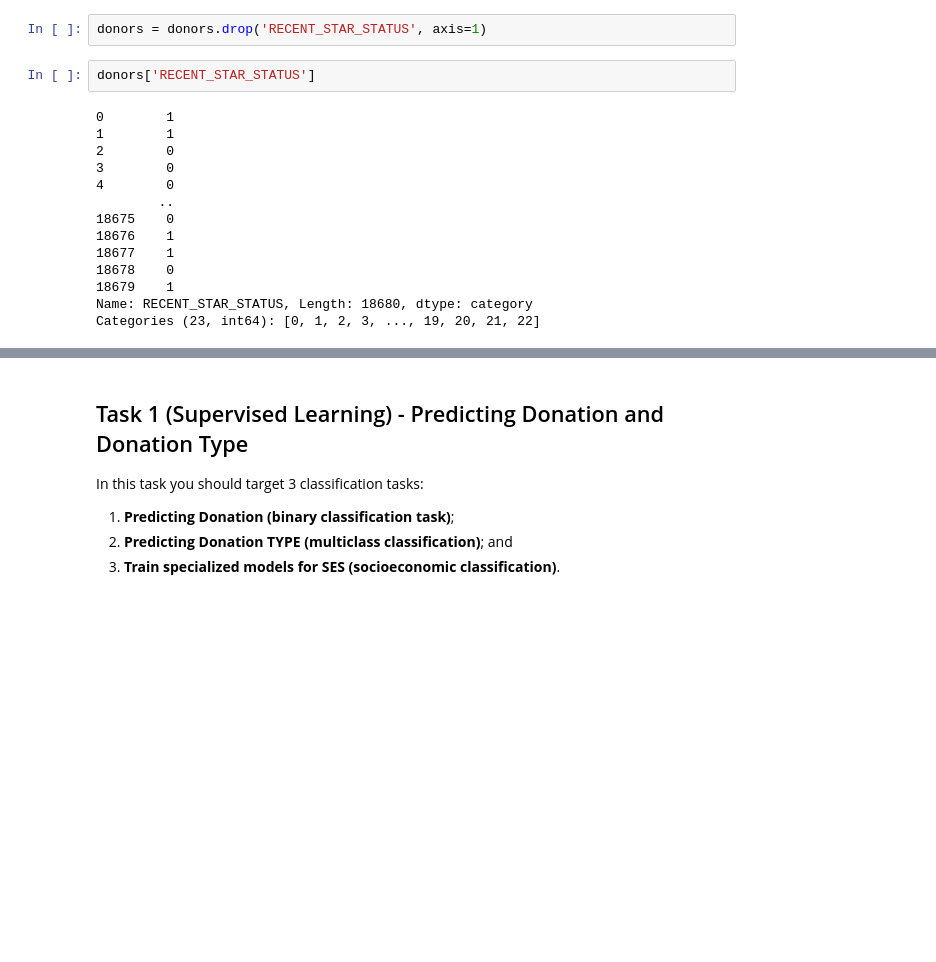
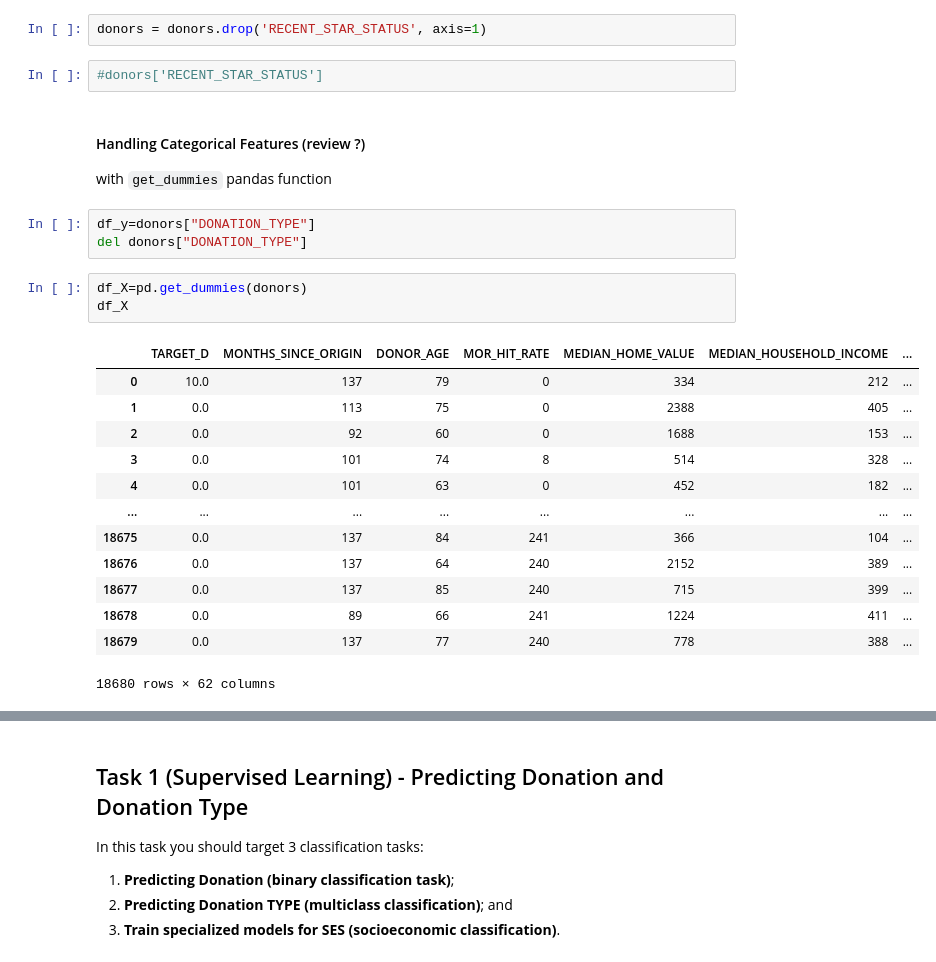
Before and after one commit to flpsantos3/ML_Donations, a Jupyter notebook: AA_EDA_Filipe.ipynb, the cells around one changed output, grey strips where cells are left out. Saved outputs shown, nothing was run; the diff lists cells and outputs as text; blank space fills up the shorter version.

Commit message:
get_dummies pandas function added

```diff
--- a/AA_EDA_Filipe.ipynb
+++ b/AA_EDA_Filipe.ipynb
@@ -805,19 +803,29 @@ plt.show()
 There's a problem with this feature: from the dataset description we can see that `RECENT_STAR_STATUS` is supposed to be a binary variable. However, there are a lot of non 0 or 1 values. We can't really tell what these values are supposed to mean (number of months since star status, maybe?). We should probably just drop this feature as its values can't be used.
 # %%
 donors = donors.drop('RECENT_STAR_STATUS', axis=1)
-# %%
-donors['RECENT_STAR_STATUS']
-# %% [output]
-0        1
-1        1
-2        0
-3        0
-4        0
-        ..
-18675    0
-18676    1
-18677    1
-18678    0
-18679    1
-Name: RECENT_STAR_STATUS, Length: 18680, dtype: category
-Categories (23, int64): [0, 1, 2, 3, ..., 19, 20, 21, 22]
+# %%
+#donors['RECENT_STAR_STATUS']
+# %% [markdown]
+#### Handling Categorical Features (review ?)
+
+with `get_dummies` pandas function
+# %%
+df_y=donors["DONATION_TYPE"]
+del donors["DONATION_TYPE"]
+# %%
+df_X=pd.get_dummies(donors)
+df_X
+# %% [output]
+|  | TARGET_D | MONTHS_SINCE_ORIGIN | DONOR_AGE | MOR_HIT_RATE | MEDIAN_HOME_VALUE | MEDIAN_HOUSEHOLD_INCOME | ... |
+| 0 | 10.0 | 137 | 79 | 0 | 334 | 212 | ... |
+| 1 | 0.0 | 113 | 75 | 0 | 2388 | 405 | ... |
+| 2 | 0.0 | 92 | 60 | 0 | 1688 | 153 | ... |
+| 3 | 0.0 | 101 | 74 | 8 | 514 | 328 | ... |
+| 4 | 0.0 | 101 | 63 | 0 | 452 | 182 | ... |
+| ... | ... | ... | ... | ... | ... | ... | ... |
+| 18675 | 0.0 | 137 | 84 | 241 | 366 | 104 | ... |
+| 18676 | 0.0 | 137 | 64 | 240 | 2152 | 389 | ... |
+| 18677 | 0.0 | 137 | 85 | 240 | 715 | 399 | ... |
+| 18678 | 0.0 | 89 | 66 | 241 | 1224 | 411 | ... |
+| 18679 | 0.0 | 137 | 77 | 240 | 778 | 388 | ... |
+18680 rows × 62 columns
```
Also changed, not shown: parts of 12 cells of this notebook.
